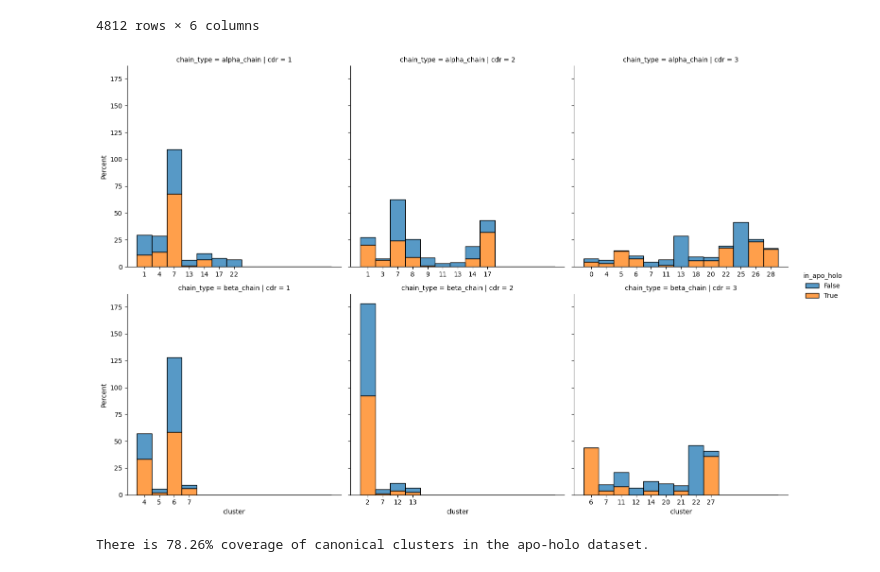
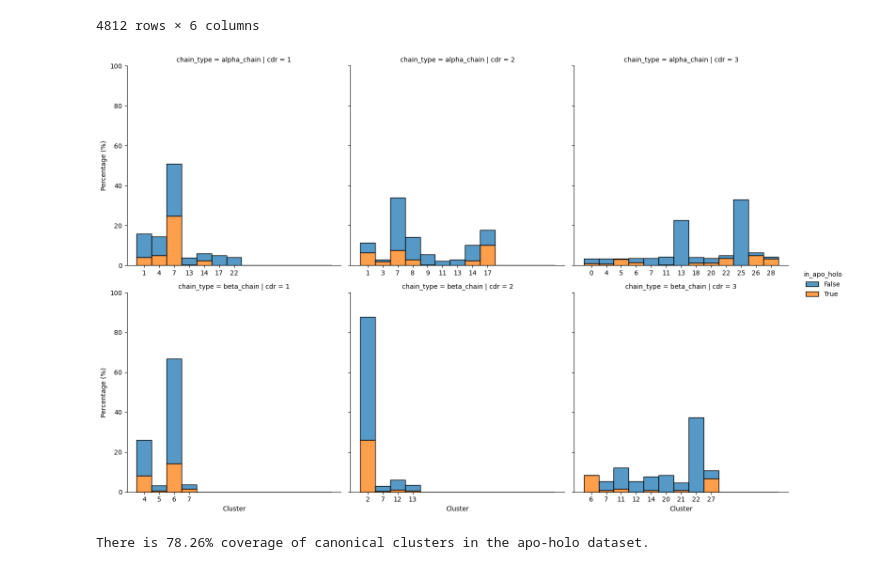
Before and after one commit to benjiemc/tcr-pmhc-interface-analysis, a Jupyter notebook: notebooks/Ascertaining_the_generalisability_of_the_structure_data.ipynb, the cells around one changed output. Cells and saved outputs as stored; diff of their text form; code cells hidden in the pictures.

Commit message:
Re-scale canonical cluster coverage plot

```diff
--- a/notebooks/Ascertaining_the_generalisability_of_the_structure_data.ipynb
+++ b/notebooks/Ascertaining_the_generalisability_of_the_structure_data.ipynb
@@ -604,17 +604,34 @@ cdr_clusters['in_apo_holo'] = cdr_clusters[common_columns].apply(tuple, axis=1).
 # %%
 canonical_cdr_clusters = cdr_clusters.query("cluster_type == 'canonical'").copy().reset_index(drop=True)
 canonical_cdr_clusters['cluster_num'] = canonical_cdr_clusters['cluster'].map(int)
+# %%
+grouped = (canonical_cdr_clusters.groupby(['chain_type', 'cdr', 'cluster', 'in_apo_holo'])
+                                 .size()
+                                 .reset_index(name='count'))
+total_counts = (canonical_cdr_clusters.groupby(['chain_type', 'cdr'])
+                                      .size()
+                                      .reset_index(name='total_count'))
+
+grouped = grouped.merge(total_counts, on=['chain_type', 'cdr'])
+grouped['percent'] = grouped['count'] / grouped['total_count'] * 100
+# %%
+grouped['cluster_num'] = grouped['cluster'].apply(int)
+grouped = grouped.sort_values('cluster_num')
 # %%
-sns.displot(canonical_cdr_clusters.sort_values('cluster_num'),
-            row='chain_type', col='cdr',
-            x='cluster',
-            hue='in_apo_holo', multiple='stack',
-            stat='percent', common_norm=False,
-            facet_kws=dict(sharex=False))
+grid = sns.displot(grouped,
+                   row='chain_type', col='cdr',
+                   x='cluster',
+                   weights='percent',
+                   hue='in_apo_holo', multiple='stack',
+                   facet_kws=dict(sharex=False))
+
+grid.set_axis_labels("Cluster", "Percentage (%)")
+grid.set(ylim=(0, 100))
 
 plt.savefig('../report/figures/dataset_canonical_cluster_coverage.svg')
+plt.show()
 # %% [output]
-[figure, old version]
+[figure, new version]
 # %%
 apo_holo_coverage = (canonical_cdr_clusters.groupby(['chain_type', 'cdr', 'cluster'])
                                            .apply(lambda group: group['in_apo_holo'].any())
```
